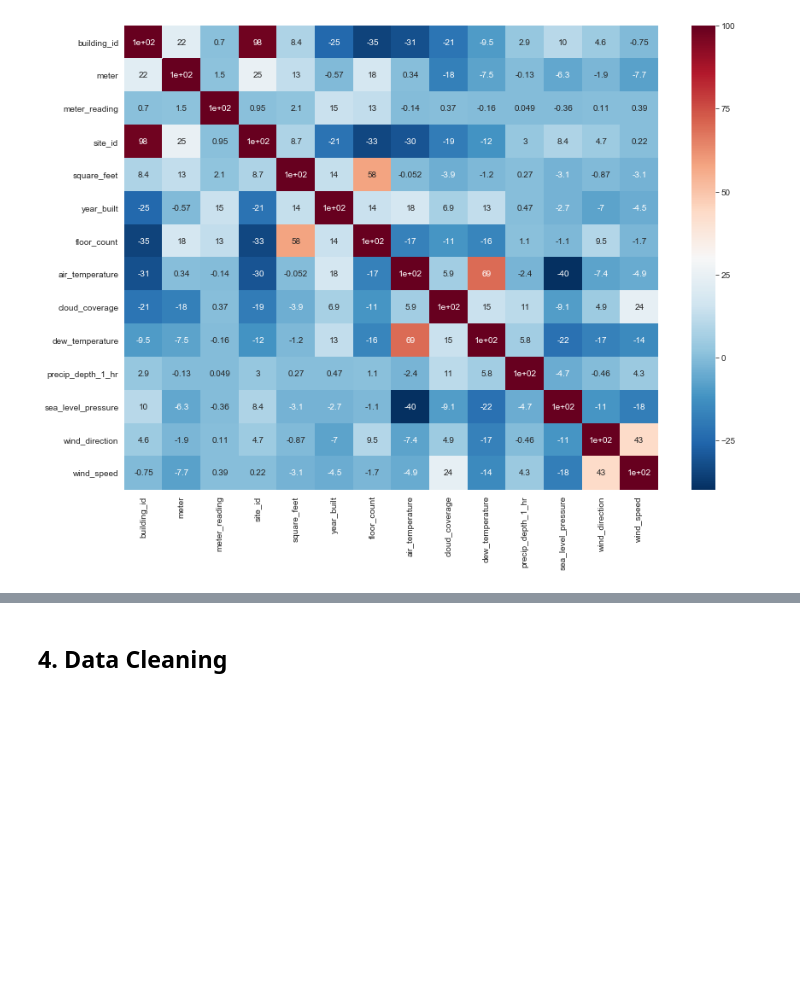
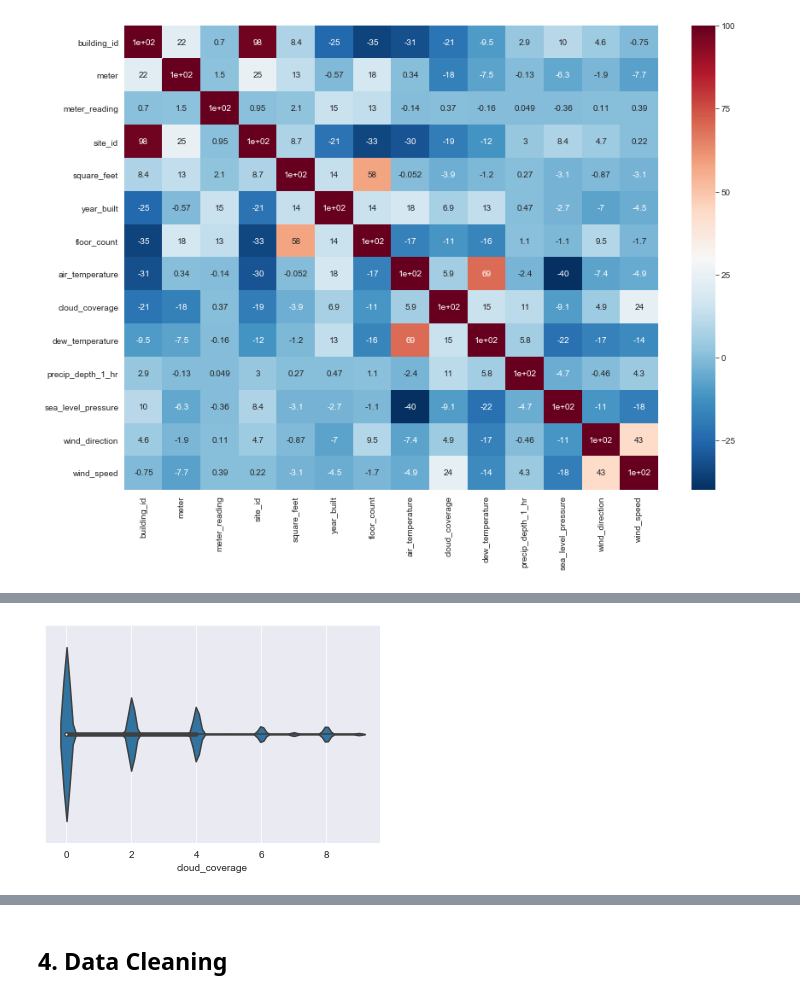
Before and after one commit to Joy879/DataScience-GreatEnergyPredictor, a Jupyter notebook: ASHRAE - Great Energy Predictor III.ipynb, the cells around one changed output, grey strips where cells are left out. Cells and saved outputs as stored; diff of their text form; code cells hidden in the pictures; blank space fills up the shorter version.

```diff
--- a/ASHRAE - Great Energy Predictor III.ipynb
+++ b/ASHRAE - Great Energy Predictor III.ipynb
@@ -332,0 +360,5 @@ sns.heatmap(correlation1*100, cmap='RdBu_r', annot=True)
+# %%
+sns.violinplot('cloud_coverage', data=merged_df)
+plt.show()
+# %% [output]
+[figure, added]
```
Also changed, not shown: parts of 25 cells of this notebook.
